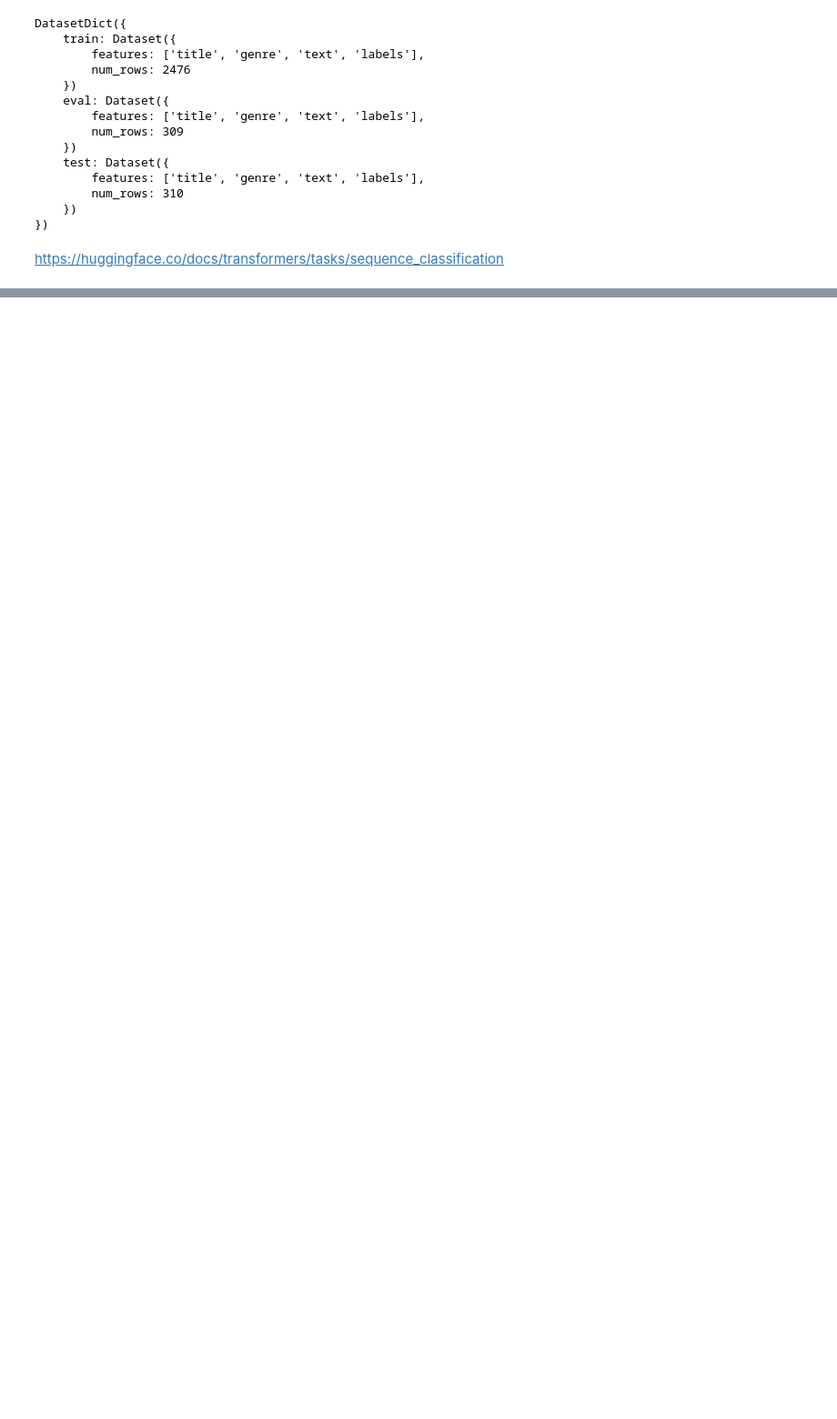
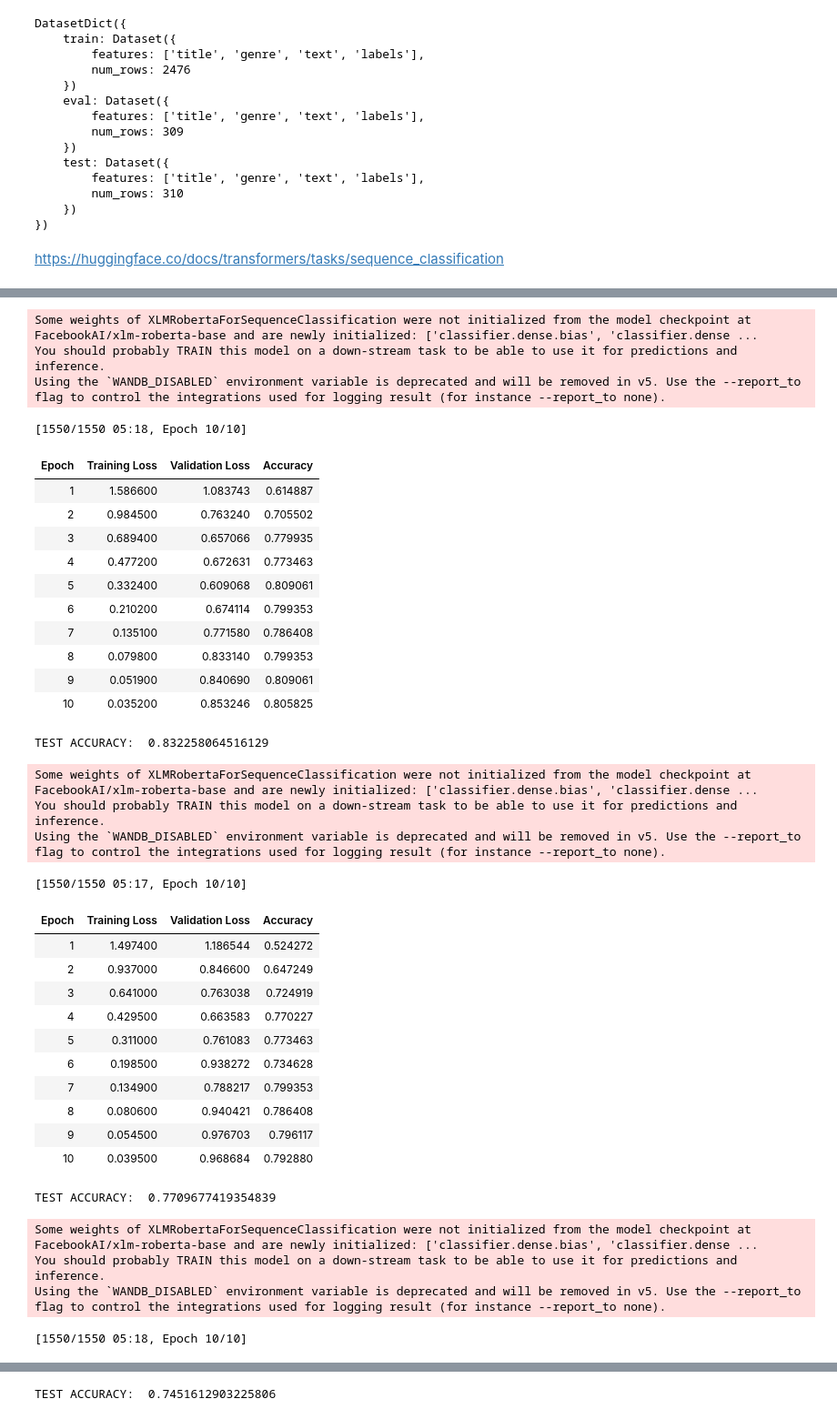
Before and after one commit to vbunt/hume-classifier, a Jupyter notebook: Transformers.ipynb, the cells around one changed output, grey strips where cells are left out. Shown at 91% size. Cells and saved outputs as stored; diff of their text form; code cells hidden in the pictures; blank space fills up the shorter version.

```diff
--- a/Transformers.ipynb
+++ b/Transformers.ipynb
@@ -205,0 +300,39 @@ TEST ACCURACY:  0.8032258064516129
+# %%
+run_many('FacebookAI/xlm-roberta-base', n=15, n_epochs=10)
+# %% [output]
+Some weights of XLMRobertaForSequenceClassification were not initialized from the model checkpoint at FacebookAI/xlm-roberta-base and are newly initialized: ['classifier.dense.bias', 'classifier.dense ...
+You should probably TRAIN this model on a down-stream task to be able to use it for predictions and inference.
+Using the `WANDB_DISABLED` environment variable is deprecated and will be removed in v5. Use the --report_to flag to control the integrations used for logging result (for instance --report_to none).
+[1550/1550 05:18, Epoch 10/10]
+| Epoch | Training Loss | Validation Loss | Accuracy |
+| 1 | 1.586600 | 1.083743 | 0.614887 |
+| 2 | 0.984500 | 0.763240 | 0.705502 |
+| 3 | 0.689400 | 0.657066 | 0.779935 |
+| 4 | 0.477200 | 0.672631 | 0.773463 |
+| 5 | 0.332400 | 0.609068 | 0.809061 |
+| 6 | 0.210200 | 0.674114 | 0.799353 |
+| 7 | 0.135100 | 0.771580 | 0.786408 |
+| 8 | 0.079800 | 0.833140 | 0.799353 |
+| 9 | 0.051900 | 0.840690 | 0.809061 |
+| 10 | 0.035200 | 0.853246 | 0.805825 |
+TEST ACCURACY:  0.832258064516129
+Some weights of XLMRobertaForSequenceClassification were not initialized from the model checkpoint at FacebookAI/xlm-roberta-base and are newly initialized: ['classifier.dense.bias', 'classifier.dense ...
+You should probably TRAIN this model on a down-stream task to be able to use it for predictions and inference.
+Using the `WANDB_DISABLED` environment variable is deprecated and will be removed in v5. Use the --report_to flag to control the integrations used for logging result (for instance --report_to none).
+[1550/1550 05:17, Epoch 10/10]
+| Epoch | Training Loss | Validation Loss | Accuracy |
+| 1 | 1.497400 | 1.186544 | 0.524272 |
+| 2 | 0.937000 | 0.846600 | 0.647249 |
+| 3 | 0.641000 | 0.763038 | 0.724919 |
+| 4 | 0.429500 | 0.663583 | 0.770227 |
+| 5 | 0.311000 | 0.761083 | 0.773463 |
+| 6 | 0.198500 | 0.938272 | 0.734628 |
+| 7 | 0.134900 | 0.788217 | 0.799353 |
+| 8 | 0.080600 | 0.940421 | 0.786408 |
+| 9 | 0.054500 | 0.976703 | 0.796117 |
+| 10 | 0.039500 | 0.968684 | 0.792880 |
+TEST ACCURACY:  0.7709677419354839
+Some weights of XLMRobertaForSequenceClassification were not initialized from the model checkpoint at FacebookAI/xlm-roberta-base and are newly initialized: ['classifier.dense.bias', 'classifier.dense ...
+You should probably TRAIN this model on a down-stream task to be able to use it for predictions and inference.
+Using the `WANDB_DISABLED` environment variable is deprecated and will be removed in v5. Use the --report_to flag to control the integrations used for logging result (for instance --report_to none).
+[1550/1550 05:18, Epoch 10/10]
@@ -205,0 +350 @@ TEST ACCURACY:  0.8032258064516129
+TEST ACCURACY:  0.7451612903225806
```
Also changed, not shown: parts of 13 cells of this notebook, 1 other file.
